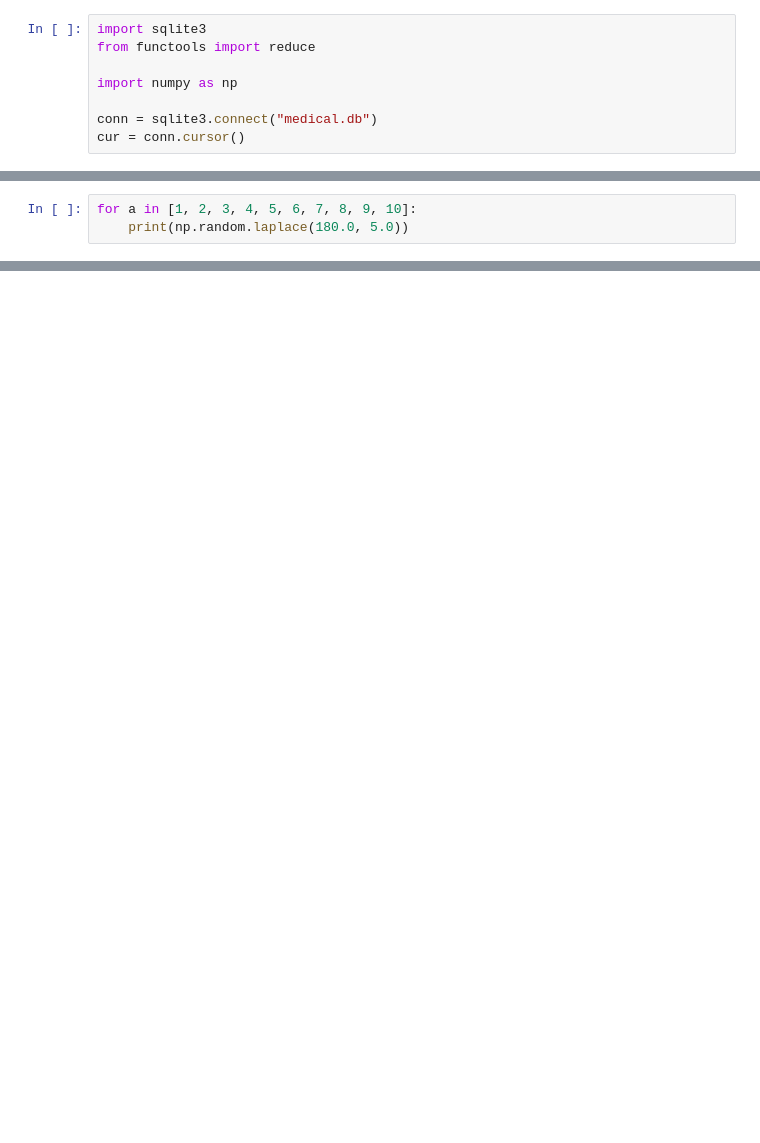
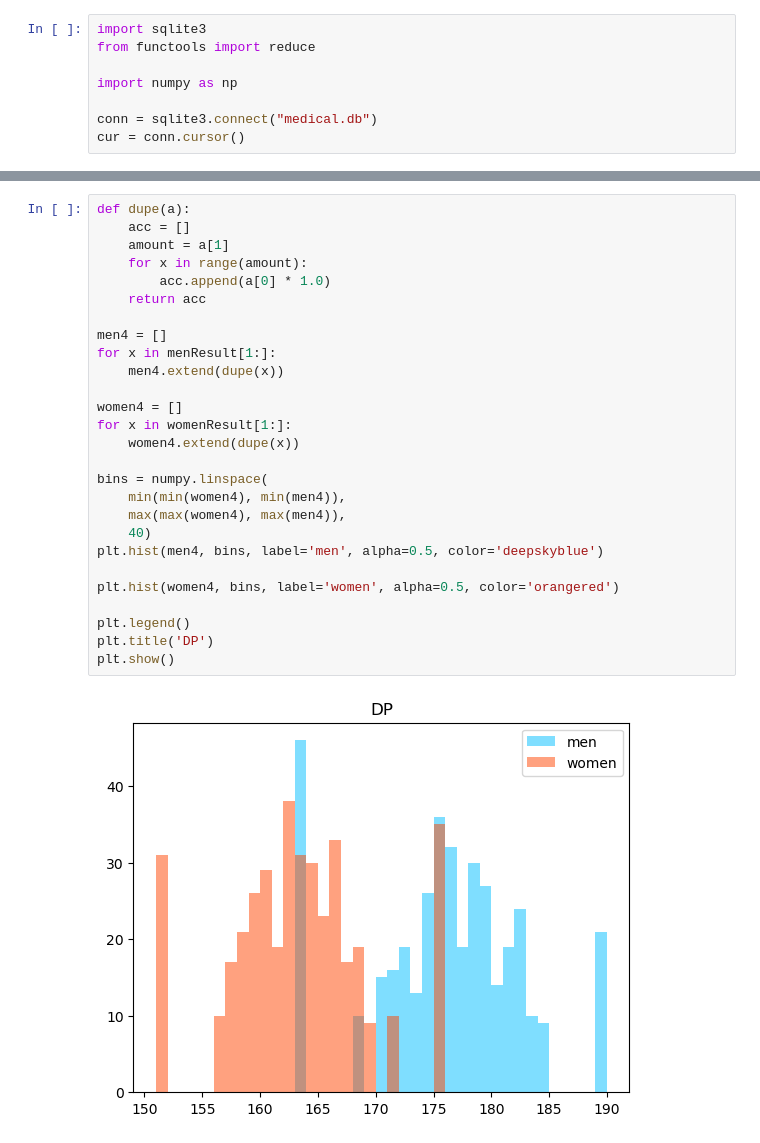
Before and after one commit to EatOreo/DifferentialPrivacyBiasExperiments, a Jupyter notebook: LocalDP.ipynb, the cells around one changed output, grey strips where cells are left out. Cells and saved outputs as stored; diff of their text form; blank space fills up the shorter version.

```diff
--- a/LocalDP.ipynb
+++ b/LocalDP.ipynb
@@ -76,3 +75,0 @@ plt.show()
-# %%
-for a in [1, 2, 3, 4, 5, 6, 7, 8, 9, 10]:
-    print(np.random.laplace(180.0, 5.0))
@@ -93,0 +116,29 @@ reduce(lambda acc, x: acc+x, [3, 2, 1])
+# %%
+def dupe(a):
+    acc = []
+    amount = a[1]
+    for x in range(amount):
+        acc.append(a[0] * 1.0)
+    return acc
+
+men4 = []
+for x in menResult[1:]:
+    men4.extend(dupe(x))
+
+women4 = []
+for x in womenResult[1:]:
+    women4.extend(dupe(x))
+
+bins = numpy.linspace(
+    min(min(women4), min(men4)),
+    max(max(women4), max(men4)),
+    40)
+plt.hist(men4, bins, label='men', alpha=0.5, color='deepskyblue')
+
+plt.hist(women4, bins, label='women', alpha=0.5, color='orangered')
+
+plt.legend()
+plt.title('DP')
+plt.show()
+# %% [output]
+[figure, added]
```
Also changed, not shown: parts of 4 cells of this notebook.
